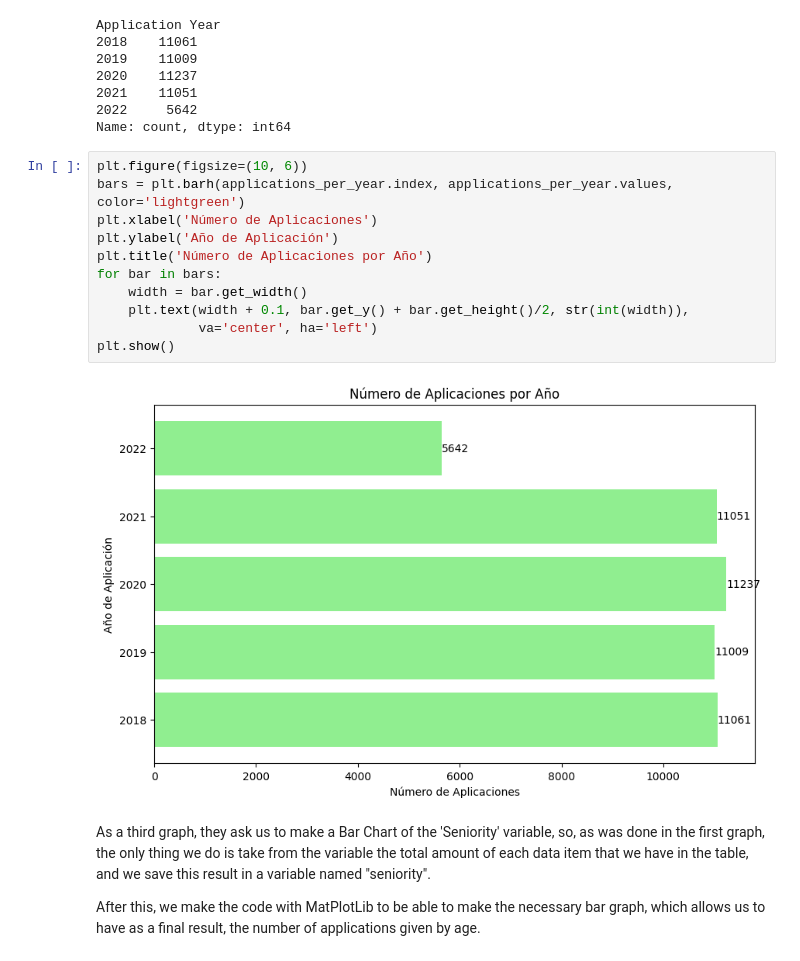
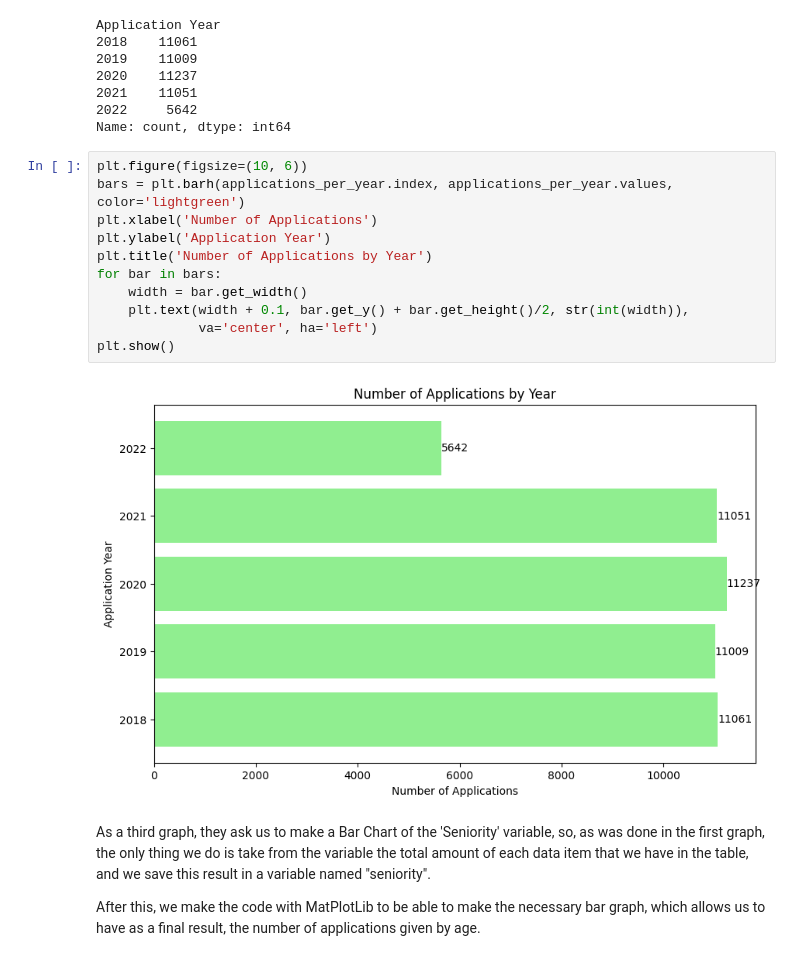
Before and after one commit to JuanmaLopi/WorkShop_01, a Jupyter notebook: NoteBooks/Data_Analysis.ipynb, the cells around one changed output. Drawn from its saved outputs; the diff is of its cells as text.

```diff
--- a/NoteBooks/Data_Analysis.ipynb
+++ b/NoteBooks/Data_Analysis.ipynb
@@ -118,16 +118,16 @@ Name: count, dtype: int64
 # %%
 plt.figure(figsize=(10, 6))
 bars = plt.barh(applications_per_year.index, applications_per_year.values, color='lightgreen')
-plt.xlabel('Número de Aplicaciones')
-plt.ylabel('Año de Aplicación')
-plt.title('Número de Aplicaciones por Año')
+plt.xlabel('Number of Applications')
+plt.ylabel('Application Year')
+plt.title('Number of Applications by Year')
 for bar in bars:
     width = bar.get_width()
     plt.text(width + 0.1, bar.get_y() + bar.get_height()/2, str(int(width)),
              va='center', ha='left')
 plt.show()
 # %% [output]
-[figure, old version]
+[figure, new version]
 # %% [markdown]
 As a third graph, they ask us to make a Bar Chart of the 'Seniority' variable, so, as was done in the first graph, the only thing we do is take from the variable the total amount of each data item that we have in the table, and we save this result in a variable named "seniority".
 
```
Also changed, not shown: parts of 2 cells of this notebook, 5 other files.
